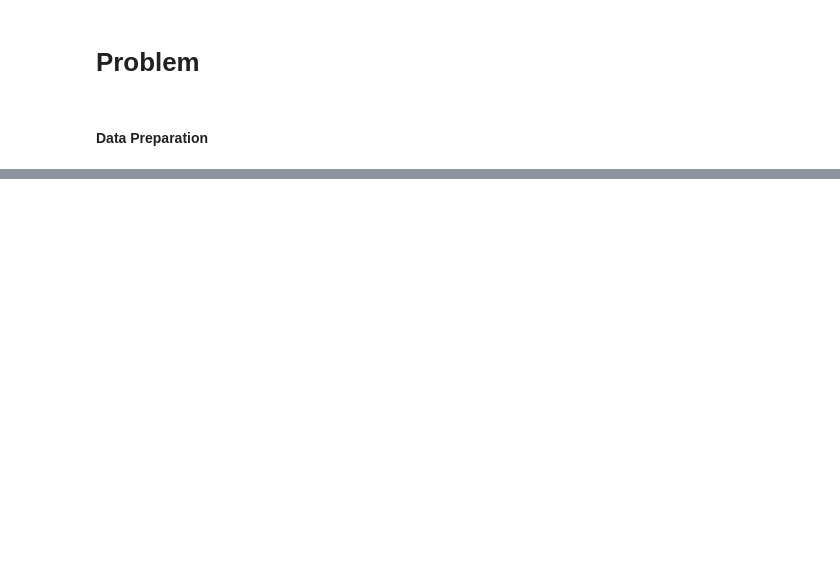
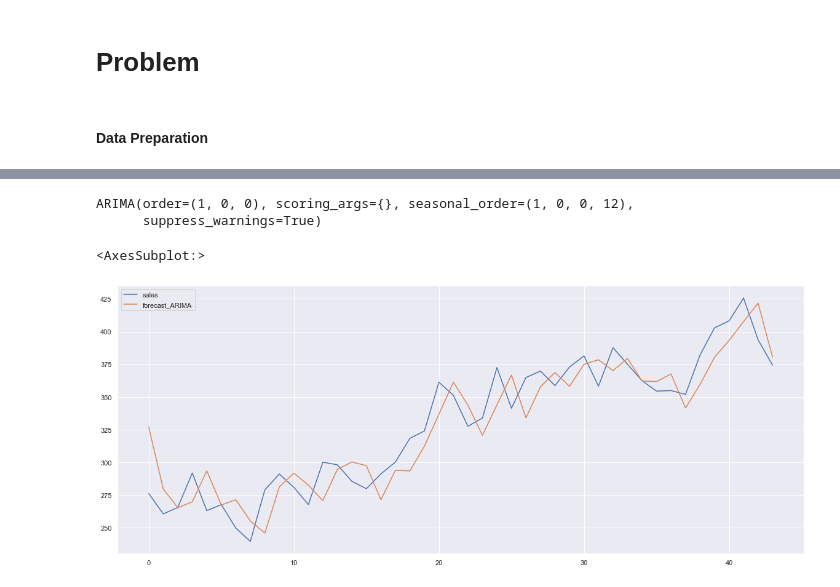
Before and after one commit to SQYYQ/SC1015-miniproj, a Jupyter notebook: 1015.ipynb, the cells around one changed output, grey strips where cells are left out. Cells and saved outputs as stored; diff of their text form; code cells hidden in the pictures; blank space fills up the shorter version.

Commit message:
Update 1015.ipynb
Updated with auto ARIMA

```diff
--- a/1015.ipynb
+++ b/1015.ipynb
@@ -79,0 +46,11 @@ data
+# %%
+# Get the total length of the data
+total_length = len(data_month)
+
+# Define the train and test length
+train_length = int(total_length * 0.80)
+test_length = total_length - train_length
+
+# Split the data into train and test
+train_data = data_month.iloc[:train_length]
+test_data = data_month.iloc[train_length:]
@@ -79,0 +121,26 @@ data
+# %%
+model_fit
+# %% [output]
+ARIMA(order=(1, 0, 0), scoring_args={}, seasonal_order=(1, 0, 0, 12),
+      suppress_warnings=True)
+# %%
+from statsmodels.tsa.arima.model import ARIMA
+from statsmodels.tsa.statespace.sarimax import SARIMAX
+
+# Fit the ARIMA model
+model_ARIMA = ARIMA(train_data['sales'],
+              order=(1,0,0),
+              seasonal_order=(1, 0, 0, 12)
+            )
+
+# Fit the model
+model_ARIMA = model_ARIMA.fit()
+
+train_forecast = train_data.copy()
+test_forecast = test_data.copy()
+
+train_forecast['forecast_ARIMA'] = model_ARIMA.predict()
+train_forecast[['sales','forecast_ARIMA']].plot(figsize=(20,8))
+# %% [output]
+<AxesSubplot:>
+[figure, added]
```
Also changed, not shown: parts of 18 cells of this notebook.
